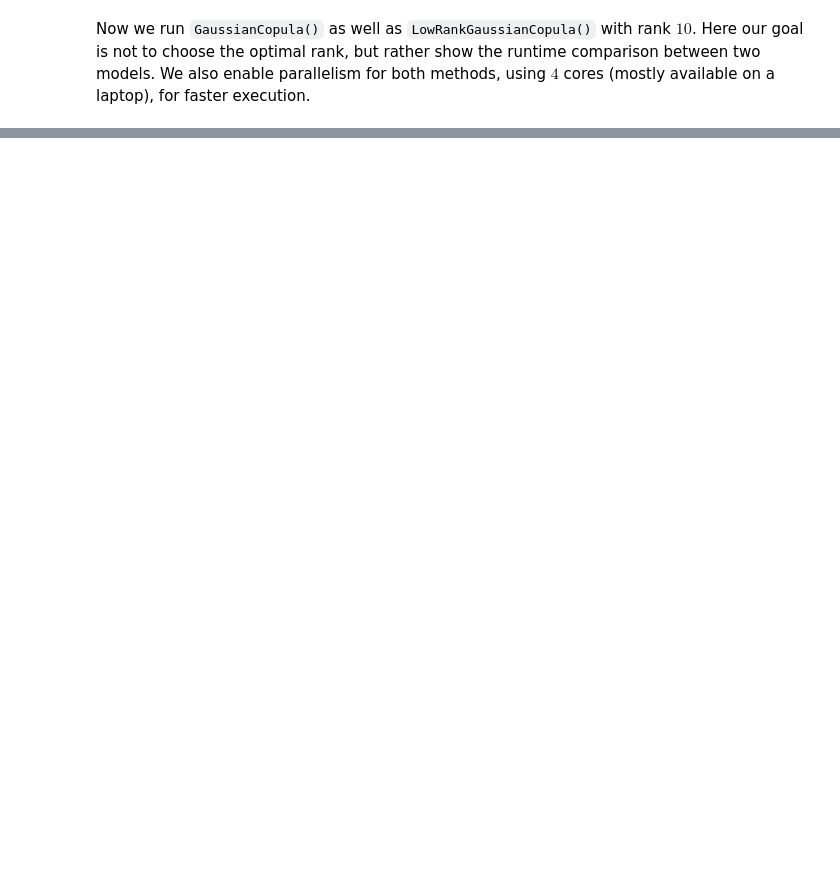
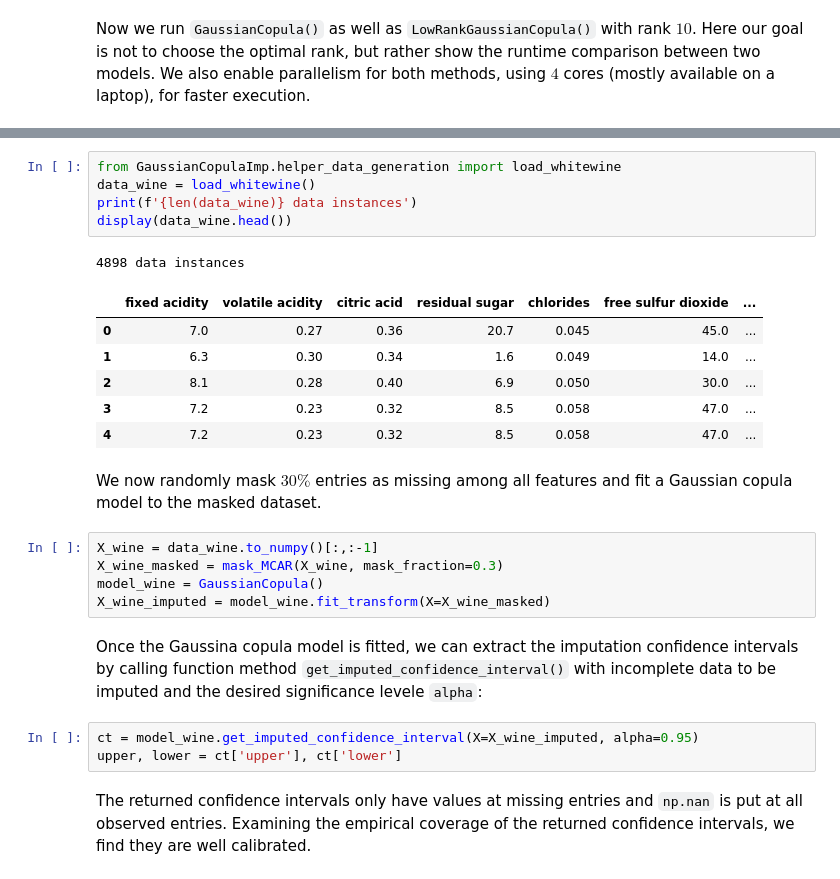
Before and after one commit to udellgroup/gcimpute, a Jupyter notebook: Examples/Main_Tutorial.ipynb, the cells around one changed output, grey strips where cells are left out. Cells and saved outputs as stored; diff of their text form; blank space fills up the shorter version.

```diff
--- a/Examples/Main_Tutorial.ipynb
+++ b/Examples/Main_Tutorial.ipynb
@@ -423,0 +345,27 @@ _=pd.DataFrame(smae_online, columns = names).plot(figsize = (15, 9), title = nam
+# %%
+from GaussianCopulaImp.helper_data_generation import load_whitewine
+data_wine = load_whitewine()
+print(f'{len(data_wine)} data instances')
+display(data_wine.head())
+# %% [output]
+4898 data instances
+|  | fixed acidity | volatile acidity | citric acid | residual sugar | chlorides | free sulfur dioxide | ... |
+| 0 | 7.0 | 0.27 | 0.36 | 20.7 | 0.045 | 45.0 | ... |
+| 1 | 6.3 | 0.30 | 0.34 | 1.6 | 0.049 | 14.0 | ... |
+| 2 | 8.1 | 0.28 | 0.40 | 6.9 | 0.050 | 30.0 | ... |
+| 3 | 7.2 | 0.23 | 0.32 | 8.5 | 0.058 | 47.0 | ... |
+| 4 | 7.2 | 0.23 | 0.32 | 8.5 | 0.058 | 47.0 | ... |
+# %% [markdown]
+We now randomly mask $30\%$ entries as missing among all features and fit a Gaussian copula model to the masked dataset.
+# %%
+X_wine = data_wine.to_numpy()[:,:-1]
+X_wine_masked = mask_MCAR(X_wine, mask_fraction=0.3)
+model_wine = GaussianCopula()
+X_wine_imputed = model_wine.fit_transform(X=X_wine_masked)
+# %% [markdown]
+Once the Gaussina copula model is fitted, we can extract the imputation confidence intervals by calling function method `get_imputed_confidence_interval()` with incomplete data to be imputed and the desired significance levele `alpha`:
+# %%
+ct = model_wine.get_imputed_confidence_interval(X=X_wine_imputed, alpha=0.95)
+upper, lower = ct['upper'], ct['lower']
+# %% [markdown]
+The returned confidence intervals only have values at missing entries and `np.nan` is put at all observed entries. Examining the empirical coverage of the returned confidence intervals, we find they are well calibrated.
```
Also changed, not shown: parts of 66 cells of this notebook, 3 other files.
